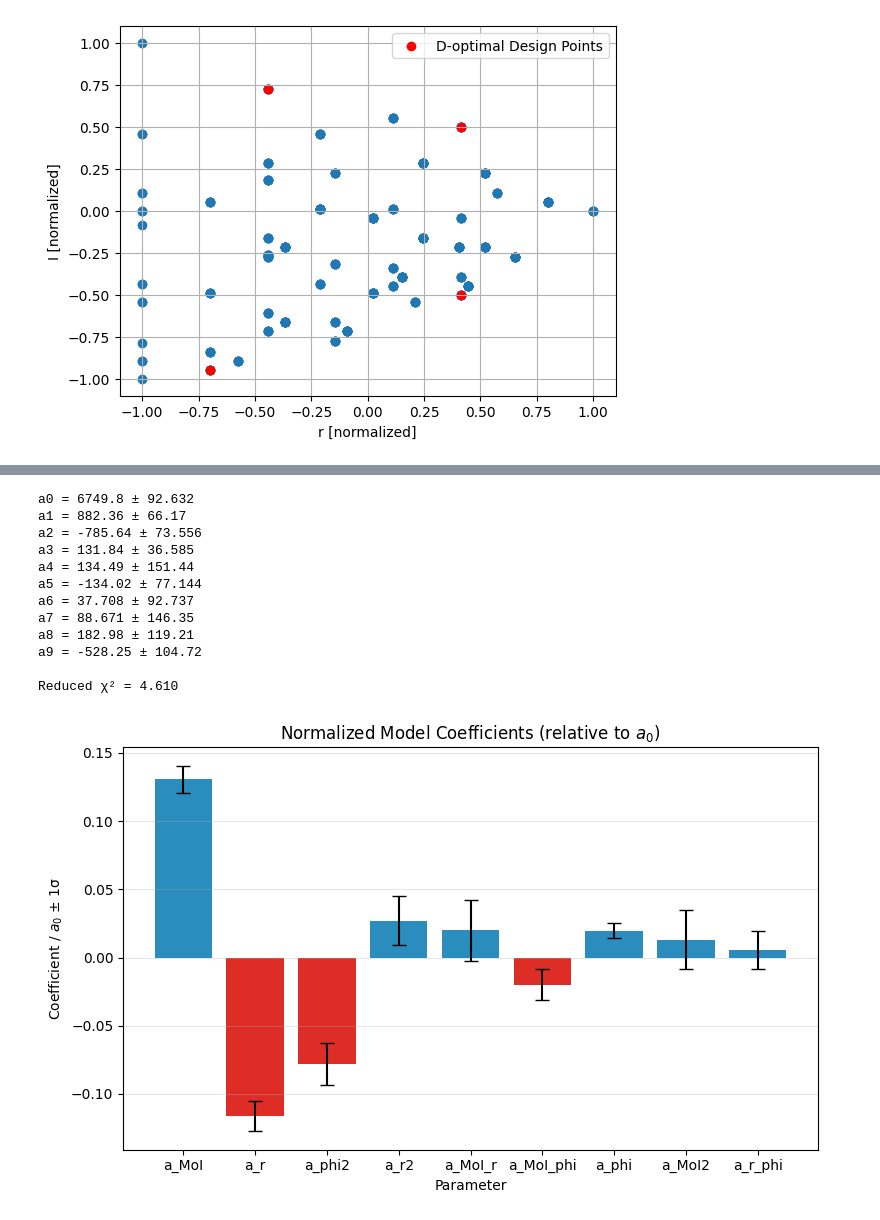
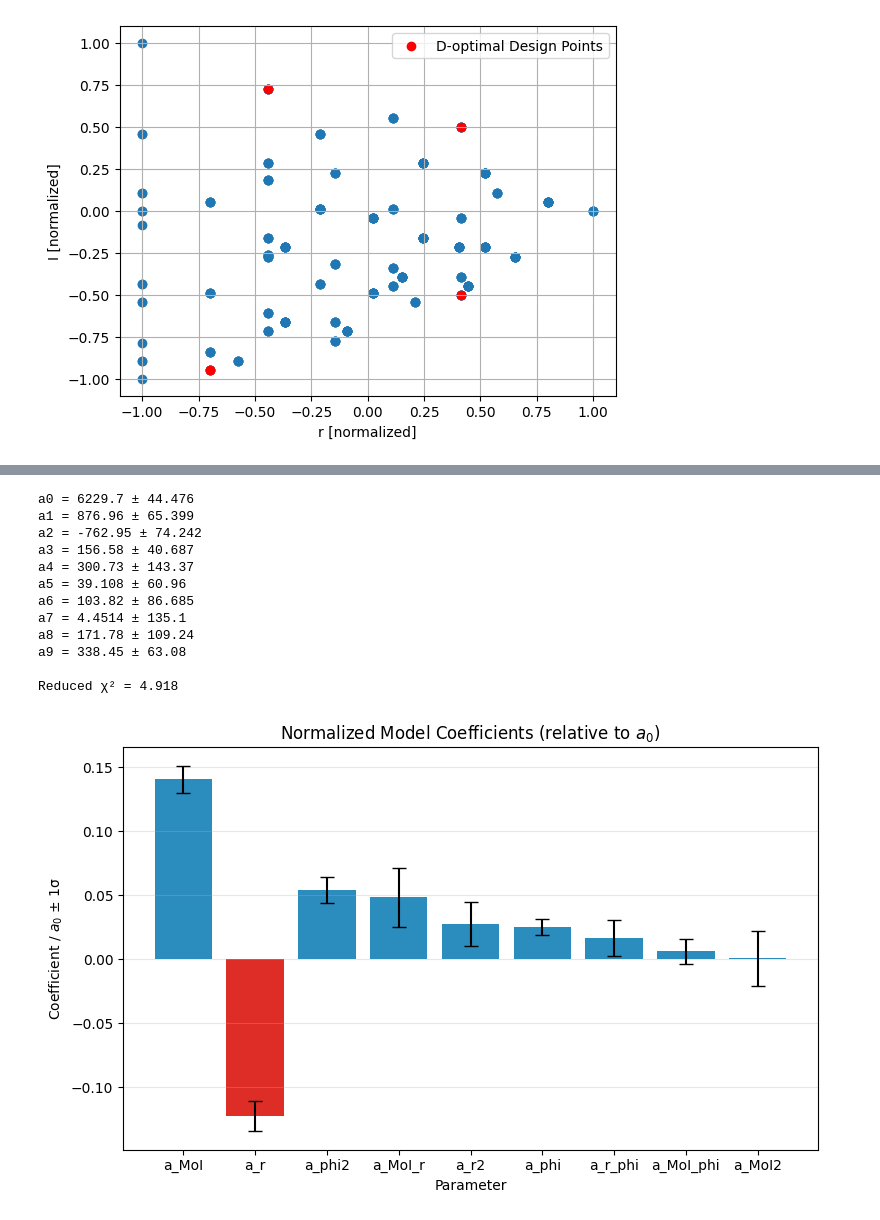
Before and after one commit to Fantastic-Fabian/Doe, a Jupyter notebook: Project.ipynb, the cells around one changed output, grey strips where cells are left out. Cells and saved outputs as stored; diff of their text form; code cells hidden in the pictures.

```diff
--- a/Project.ipynb
+++ b/Project.ipynb
@@ -206,14 +204,13 @@ def read_data(file_path):
     data_1["CM_y"] = data_1["pos4"] - data_1["pos2"]
     data_1["CM_r"] = np.sqrt(data_1["CM_x"]**2 + data_1["CM_y"]**2)
     data_1["CM_phi"] = data_1["angle"]
-    data_1["cos_CM_phi"] = np.cos(data_1["CM_phi"])
 
     data_1["MoI"] = (data_1["pos1"]**2 + data_1["pos2"]**2 + data_1["pos3"]**2 + data_1["pos4"]**2)/4
 
     # scale
     data_1["MoI"] = data_1["MoI"].apply(scale_MoI)
     data_1["CM_r"] = data_1["CM_r"].apply(scale_CM_r)
-    data_1["cos_CM_phi"] = data_1["cos_CM_phi"].apply(scale_CM_cos_phi)
+    data_1["CM_phi"] = data_1["CM_phi"].apply(scale_CM_phi)
 
     print(data_1)
     return data_1
@@ -255,7 +252,7 @@ def interaction(vars, a0, a1, a2, a3, a4, a5, a6):
 names_interaction = ["a_MoI", "a_r", "a_phi", "a_MoI_r", "a_MoI_phi", "a_r_phi"]
 # --- Prepare inputs ---
 def fit_data(data, model_function):
-    xdata = np.vstack((data["MoI"], data["CM_r"], data["cos_CM_phi"]))
+    xdata = np.vstack((data["MoI"], data["CM_r"], data["CM_phi"]))
     ydata = data["time"]
     sigma_time =110 * np.ones_like(ydata)
 
@@ -293,5 +290,5 @@ Reduced χ² = 4.312
 # %%
-def plot_normalized_coefficients(popt, pcov, names):
+def plot_normalized_coefficients(popt, pcov, names, modelname="interaction"):
     perr = np.sqrt(np.diag(pcov))
 
     # --- Normalize by a_0 ---
@@ -326,7 +323,7 @@ def plot_normalized_coefficients(popt, pcov, names):
     plt.xlabel("Parameter")
     plt.grid(alpha=0.3, axis="y")
     plt.tight_layout()
-    plt.savefig("model_coefficients_normalized.png")
+    plt.savefig(f"model_coefficients_normalized_{modelname}.png")
     plt.show()
 plot_normalized_coefficients(popt_int, pcov_int, names_interaction)
 # %% [output]
@@ -334,6 +331,6 @@ plot_normalized_coefficients(popt_int, pcov_int, names_interaction)
 # %%
 # evaluate all points in df based on the model (phi fixed at 0)
-df['predicted_time_interaction'] = interaction(np.vstack((df["MoI"], df["CM_r"], df["cos_CM_phi"])), *popt_int)
+df['predicted_time_interaction'] = interaction(np.vstack((df["MoI"], df["CM_r"], -np.ones_like(df["CM_r"]))), *popt_int)
 
 def plot_predicted_time(df, col, sigma=110):
     plt.figure(figsize=(6,5))
@@ -344,11 +341,12 @@ def plot_predicted_time(df, col, sigma=110):
                     edgecolor='none')
 
     # highlight points within 1 sigma of the lowest time
-    min_time = df[col].min()
-    within_sigma = df[df[col] <= min_time + sigma]
-    plt.scatter(within_sigma["CM_r"], within_sigma["MoI"],
-                marker='*', s=180, c='gold', edgecolor='black',
-                label=f'Within 1σ of minimum')
+    if sigma>0:
+        min_time = df[col].min()
+        within_sigma = df[df[col] <= min_time + sigma]
+        plt.scatter(within_sigma["CM_r"], within_sigma["MoI"],
+                    marker='*', s=180, c='gold', edgecolor='black',
+                    label=f'Within 1σ of minimum')
 
     # show lowest time point
     min_point = df.loc[df[col].idxmin()]
@@ -363,7 +361,7 @@ def plot_predicted_time(df, col, sigma=110):
     plt.legend(loc='upper right', frameon=True)
     plt.grid(alpha=0.3)
     plt.tight_layout()
-    plt.savefig("Predicted_Time_Design_Space_highlight_low.png", dpi=150)
+    plt.savefig(f"{col}.png", dpi=150)
     plt.show()
-plot_predicted_time(df, 'predicted_time_interaction')
+plot_predicted_time(df, 'predicted_time_interaction', sigma=0)
 # %% [output]
@@ -492,36 +483,36 @@ data_all = pd.concat([data_1, data_2, data_3], ignore_index=True)
 # %%
 def quadratic(vars, a0, a1, a2, a3, a4, a5, a6, a7, a8, a9):
     MoI, CM_r, CM_phi = vars
     return (
         a0 +
         a1 * MoI +
         a2 * CM_r +
         a3 * CM_phi +
         a4 * MoI * CM_r +
         a5 * MoI * CM_phi +
         a6 * CM_r * CM_phi +
         a7 * MoI**2 +
         a8 * CM_r**2 +
         a9 * CM_phi**2
     )
 names_quadratic = ["a_MoI", "a_r", "a_phi", "a_MoI_r", "a_MoI_phi", "a_r_phi", "a_MoI2", "a_r2", "a_phi2"]
 
 popt_quad, pcov_quad = fit_data(data_all, quadratic)
-plot_normalized_coefficients(popt_quad, pcov_quad, names_quadratic)
+plot_normalized_coefficients(popt_quad, pcov_quad, names_quadratic, "quadratic")
 
-df['predicted_time_quadratic'] = quadratic(np.vstack((df["MoI"], df["CM_r"], df["cos_CM_phi"])), *popt_quad)
+df['predicted_time_quadratic'] = quadratic(np.vstack((df["MoI"], df["CM_r"], -np.ones_like(df["CM_r"]))), *popt_quad)
 plot_predicted_time(df, 'predicted_time_quadratic')
 # %% [output]
-a0 = 6749.8 ± 92.632
-a1 = 882.36 ± 66.17
-a2 = -785.64 ± 73.556
-a3 = 131.84 ± 36.585
-a4 = 134.49 ± 151.44
-a5 = -134.02 ± 77.144
-a6 = 37.708 ± 92.737
-a7 = 88.671 ± 146.35
-a8 = 182.98 ± 119.21
-a9 = -528.25 ± 104.72
+a0 = 6229.7 ± 44.476
+a1 = 876.96 ± 65.399
+a2 = -762.95 ± 74.242
+a3 = 156.58 ± 40.687
+a4 = 300.73 ± 143.37
+a5 = 39.108 ± 60.96
+a6 = 103.82 ± 86.685
+a7 = 4.4514 ± 135.1
+a8 = 171.78 ± 109.24
+a9 = 338.45 ± 63.08
 
-Reduced χ² = 4.610
+Reduced χ² = 4.918
-[figure, old version]
+[figure, new version]
```
Also changed, not shown: parts of 16 cells of this notebook, 8 other files.
